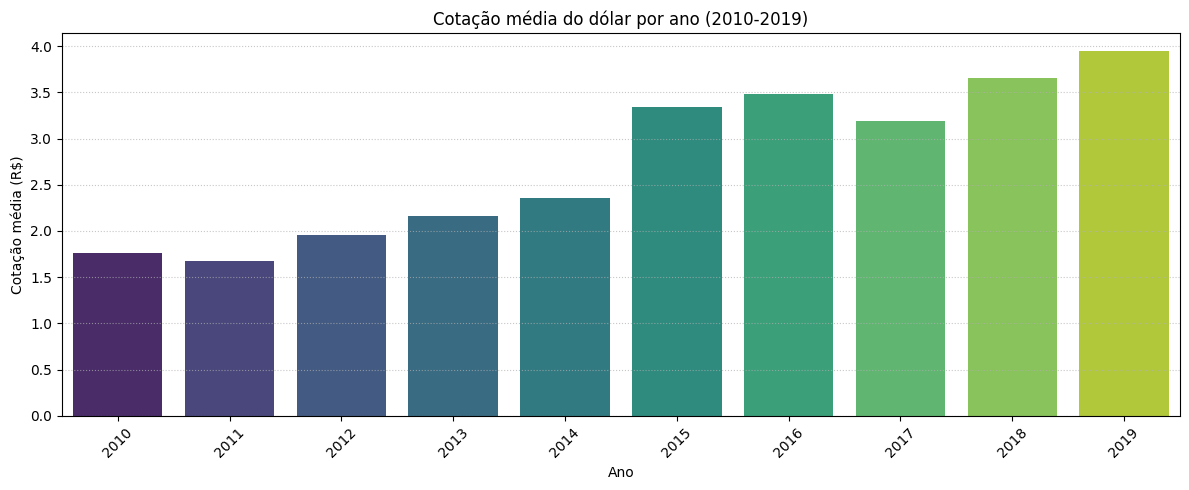
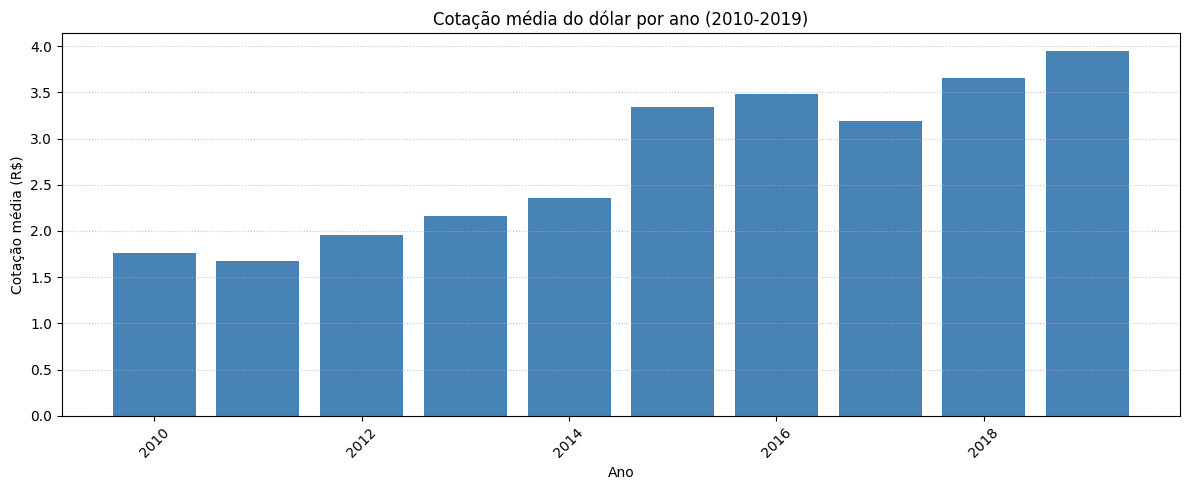
Unified diff of the notebook cell whose output changed from the first chart to the second:
--- before
+++ after
@@ -1,5 +1,5 @@
 medias_ano = df.groupby("ano")["cotacao"].mean().reset_index()
 plt.figure(figsize=(12, 5))
-sns.barplot(data=medias_ano, x="ano", y="cotacao", palette="viridis")
+plt.bar(medias_ano["ano"], medias_ano["cotacao"], color="steelblue")
 plt.title("Cotação média do dólar por ano (2010-2019)")
 plt.xlabel("Ano")

Commit: Criado usando o Colab